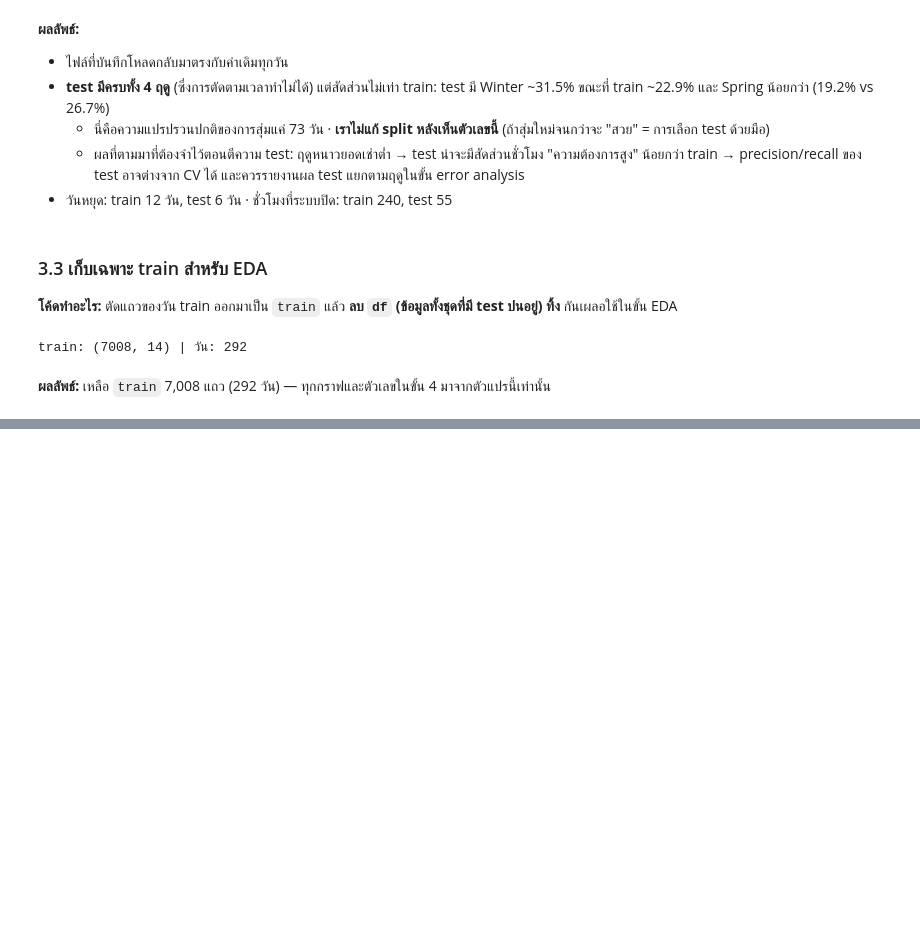
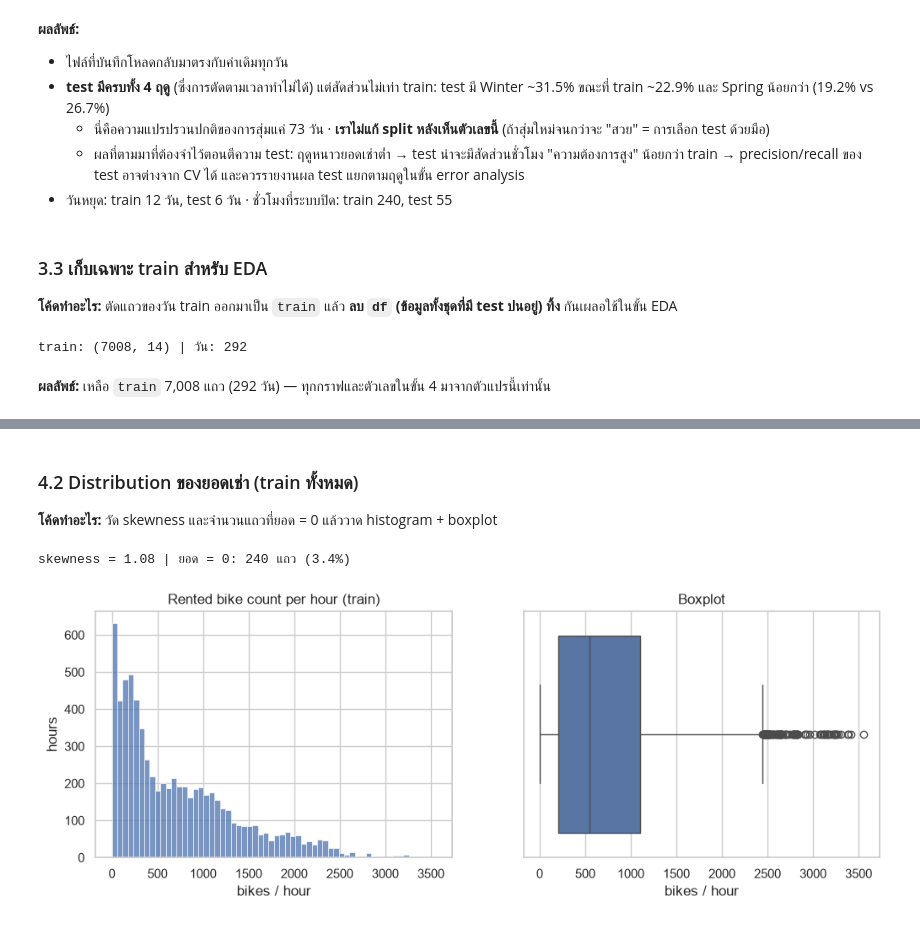
Before and after one commit to Sh080205/seoul-bike-demand, a Jupyter notebook: notebooks/01_eda.ipynb, the cells around one changed output, grey strips where cells are left out. Cells and saved outputs as stored; diff of their text form; code cells hidden in the pictures; blank space fills up the shorter version.

```diff
--- a/notebooks/01_eda.ipynb
+++ b/notebooks/01_eda.ipynb
@@ -293,0 +323,17 @@ train: (7008, 14) | วัน: 292
+# %% [markdown]
+### 4.2 Distribution ของยอดเช่า (train ทั้งหมด)
+**โค้ดทำอะไร:** วัด skewness และจำนวนแถวที่ยอด = 0 แล้ววาด histogram + boxplot
+# %%
+y = train["rented_bike_count"]
+print(f"skewness = {y.skew():.2f} | ยอด = 0: {(y == 0).sum()} แถว ({(y == 0).mean():.1%})")
+
+fig, ax = plt.subplots(1, 2, figsize=(12, 3.8))
+sns.histplot(y, bins=60, ax=ax[0])
+ax[0].set(title="Rented bike count per hour (train)", xlabel="bikes / hour", ylabel="hours")
+sns.boxplot(x=y, ax=ax[1])
+ax[1].set(title="Boxplot", xlabel="bikes / hour")
+savefig("04_target_distribution.png")
+plt.show()
+# %% [output]
+skewness = 1.08 | ยอด = 0: 240 แถว (3.4%)
+[figure, added]
```
Also changed, not shown: parts of 33 cells of this notebook, 7 other files.
